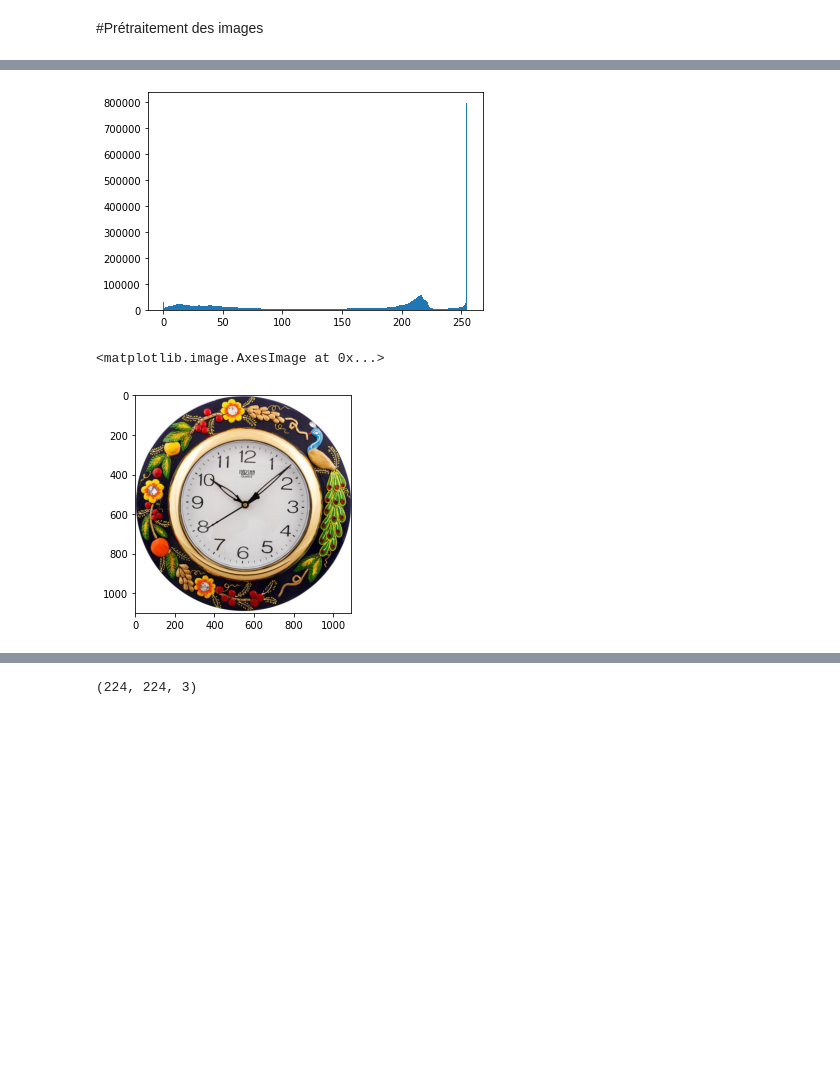
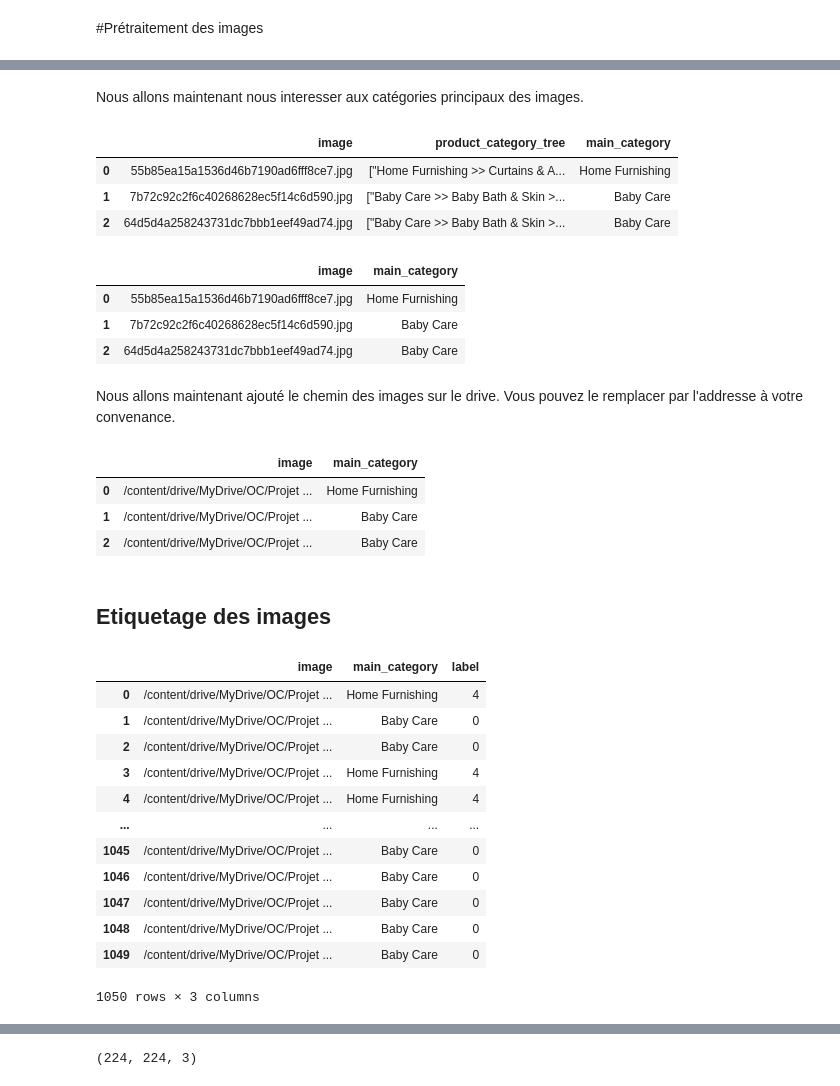
Before and after one commit to AbdulmagedALKHULAIFI/Automatic-classifer-consumer-goods, a Jupyter notebook: p6_2_IMG.ipynb, the cells around one changed output, grey strips where cells are left out. Saved outputs shown, nothing was run; the diff lists cells and outputs as text; code cells hidden in the pictures; blank space fills up the shorter version.

```diff
--- a/p6_2_IMG.ipynb
+++ b/p6_2_IMG.ipynb
@@ -63,4 +53,5 @@ data.head(3)
 # %% [markdown]
 #Prétraitement des images
 # %%
-df_pict = data[['product_name', 'description','image']].copy('deep')
+data = data[['image',"product_category_tree"]].copy('deep')
+data
@@ -67,18 +72,52 @@ df_pict = data[['product_name', 'description','image']].copy('deep')
-# %%
-img1_fullname = imgs_path+df_pict['image'].iloc[816]
-
-# Charger l'image comme matrice de pixels
-img_matrix = np.array(Image.open(img1_fullname))
-
-n, bins, patches = plt.hist(img_matrix.flatten(), bins=range(256))
-plt.show()
-
-img = cv2.imread(img1_fullname)
-RGB_im = cv2.cvtColor(img, cv2.COLOR_BGR2RGB)
-
-# Display image
-plt.imshow(RGB_im)
-# %% [output]
-[figure, removed]
-<matplotlib.image.AxesImage at 0x...>
-[figure, removed]
+# %% [markdown]
+Nous allons maintenant nous interesser aux catégories principaux des images.
+# %%
+data['main_category'] = data.product_category_tree.str.split(">>",expand=True,)[0]
+data['main_category'] = data['main_category'].str.replace(r'"', '')
+data['main_category'] = data['main_category'].str.replace(r'[', '')
+data['main_category'] = data['main_category'].str.replace(r']', '')
+data.head(3)
+# %% [output]
+|  | image | product_category_tree | main_category |
+| 0 | 55b85ea15a1536d46b7190ad6fff8ce7.jpg | ["Home Furnishing >> Curtains & A... | Home Furnishing |
+| 1 | 7b72c92c2f6c40268628ec5f14c6d590.jpg | ["Baby Care >> Baby Bath & Skin >... | Baby Care |
+| 2 | 64d5d4a258243731dc7bbb1eef49ad74.jpg | ["Baby Care >> Baby Bath & Skin >... | Baby Care |
+# %%
+data = data.drop(axis=1,columns = 'product_category_tree')
+data.head(3)
+# %% [output]
+|  | image | main_category |
+| 0 | 55b85ea15a1536d46b7190ad6fff8ce7.jpg | Home Furnishing |
+| 1 | 7b72c92c2f6c40268628ec5f14c6d590.jpg | Baby Care |
+| 2 | 64d5d4a258243731dc7bbb1eef49ad74.jpg | Baby Care |
+# %% [markdown]
+Nous allons maintenant ajouté le chemin des images sur le drive. Vous pouvez le remplacer par l'addresse à votre convenance.
+# %%
+path = imgs_path
+data['image'] = path + data['image'].astype(str)
+data.head(3)
+# %% [output]
+|  | image | main_category |
+| 0 | /content/drive/MyDrive/OC/Projet ... | Home Furnishing |
+| 1 | /content/drive/MyDrive/OC/Projet ... | Baby Care |
+| 2 | /content/drive/MyDrive/OC/Projet ... | Baby Care |
+# %% [markdown]
+## Etiquetage des images
+# %%
+le = preprocessing.LabelEncoder()
+data["label"] = le.fit_transform(data["main_category"])
+data
+# %% [output]
+|  | image | main_category | label |
+| 0 | /content/drive/MyDrive/OC/Projet ... | Home Furnishing | 4 |
+| 1 | /content/drive/MyDrive/OC/Projet ... | Baby Care | 0 |
+| 2 | /content/drive/MyDrive/OC/Projet ... | Baby Care | 0 |
+| 3 | /content/drive/MyDrive/OC/Projet ... | Home Furnishing | 4 |
+| 4 | /content/drive/MyDrive/OC/Projet ... | Home Furnishing | 4 |
+| ... | ... | ... | ... |
+| 1045 | /content/drive/MyDrive/OC/Projet ... | Baby Care | 0 |
+| 1046 | /content/drive/MyDrive/OC/Projet ... | Baby Care | 0 |
+| 1047 | /content/drive/MyDrive/OC/Projet ... | Baby Care | 0 |
+| 1048 | /content/drive/MyDrive/OC/Projet ... | Baby Care | 0 |
+| 1049 | /content/drive/MyDrive/OC/Projet ... | Baby Care | 0 |
+1050 rows × 3 columns
```
Also changed, not shown: parts of 13 cells of this notebook.
